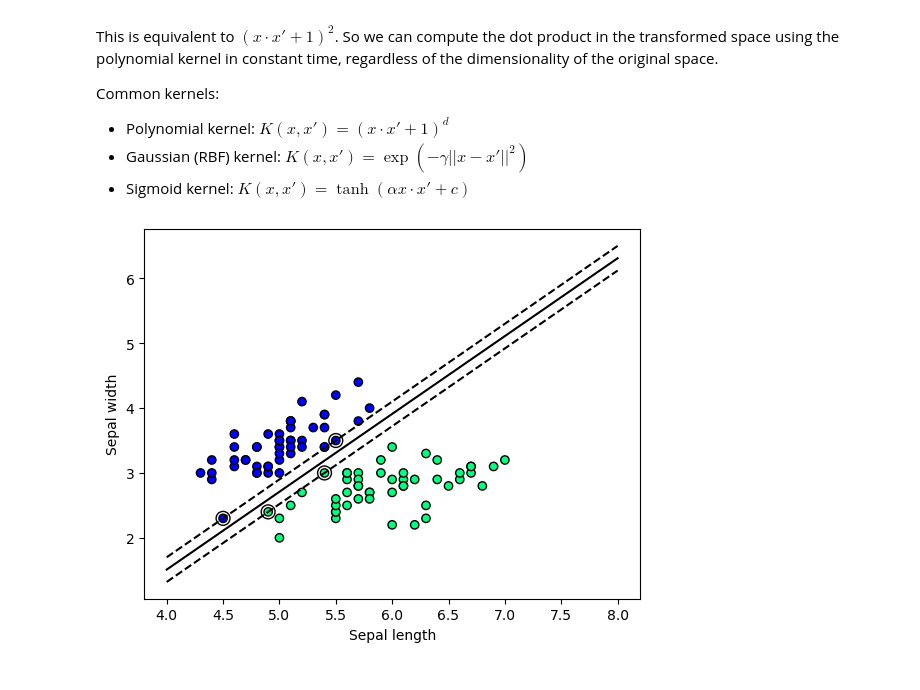
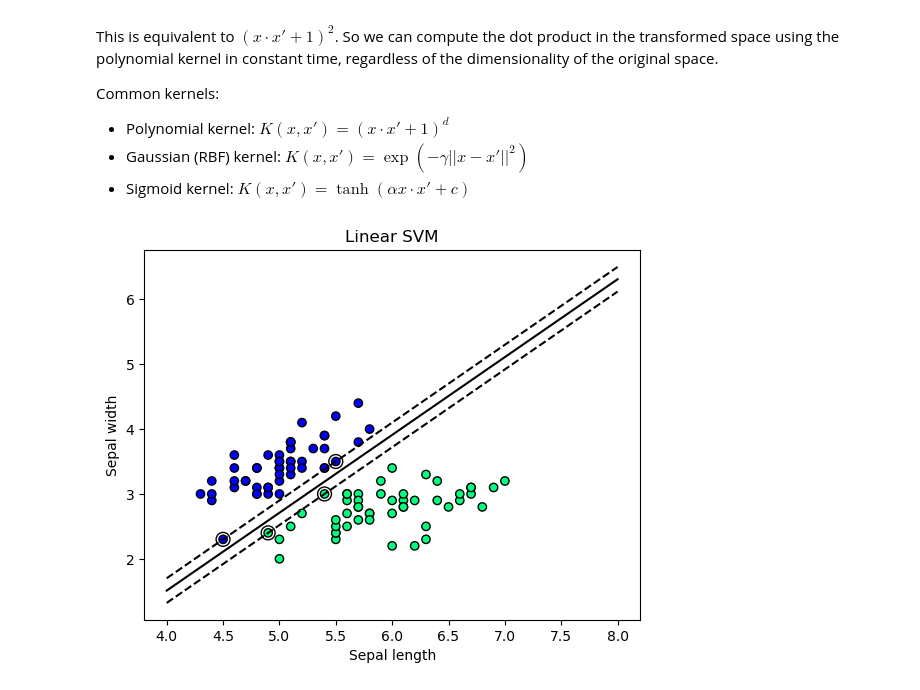
Before and after one commit to hc-sun/python-data-science, a Jupyter notebook: machine_learning.ipynb, the cells around one changed output. Cells and saved outputs as stored; diff of their text form; code cells hidden in the pictures.

```diff
--- a/machine_learning.ipynb
+++ b/machine_learning.ipynb
@@ -469,38 +469,39 @@ Common kernels:
 # %%
 from sklearn.svm import SVC
 
 iris = datasets.load_iris()
 
 # select only the first two classes and two features
 X = iris.data[:100, :2]
 y = iris.target[:100]
 
-clf = SVC(kernel='linear', C=100)
-clf.fit(X, y)
+svc_lin = SVC(kernel='linear', C=100)
+svc_lin.fit(X, y)
 
-w = clf.coef_[0]
+w = svc_lin.coef_[0]
 a = -w[0] / w[1]
 xx = np.linspace(4, 8)
-yy = a * xx - (clf.intercept_[0]) / w[1]
+yy = a * xx - (svc_lin.intercept_[0]) / w[1]
 
 # hyperplane
 plt.plot(xx, yy, 'k-')
 
 # margin
-b = clf.support_vectors_[0]
+b = svc_lin.support_vectors_[0]
 yy_down = a * xx + (b[1] - a * b[0])
-b = clf.support_vectors_[-1]
+b = svc_lin.support_vectors_[-1]
 yy_up = a * xx + (b[1] - a * b[0])
 
 # plot margins and support vectors
-plt.scatter(clf.support_vectors_[:, 0], clf.support_vectors_[:, 1], s=100, facecolors='none', edgecolors='k')
+plt.scatter(svc_lin.support_vectors_[:, 0], svc_lin.support_vectors_[:, 1], s=100, edgecolors='k', facecolors='none')
 plt.plot(xx, yy_down, 'k--')
 plt.plot(xx, yy_up, 'k--')
 
 plt.scatter(X[:, 0], X[:, 1], c=y, cmap=plt.cm.winter, edgecolors='k')
 plt.xlabel('Sepal length')
 plt.ylabel('Sepal width')
 
+plt.title('Linear SVM')
 plt.show()
 # %% [output]
-[figure, old version]
+[figure, new version]
```
Also changed, not shown: parts of 1 cell of this notebook.
